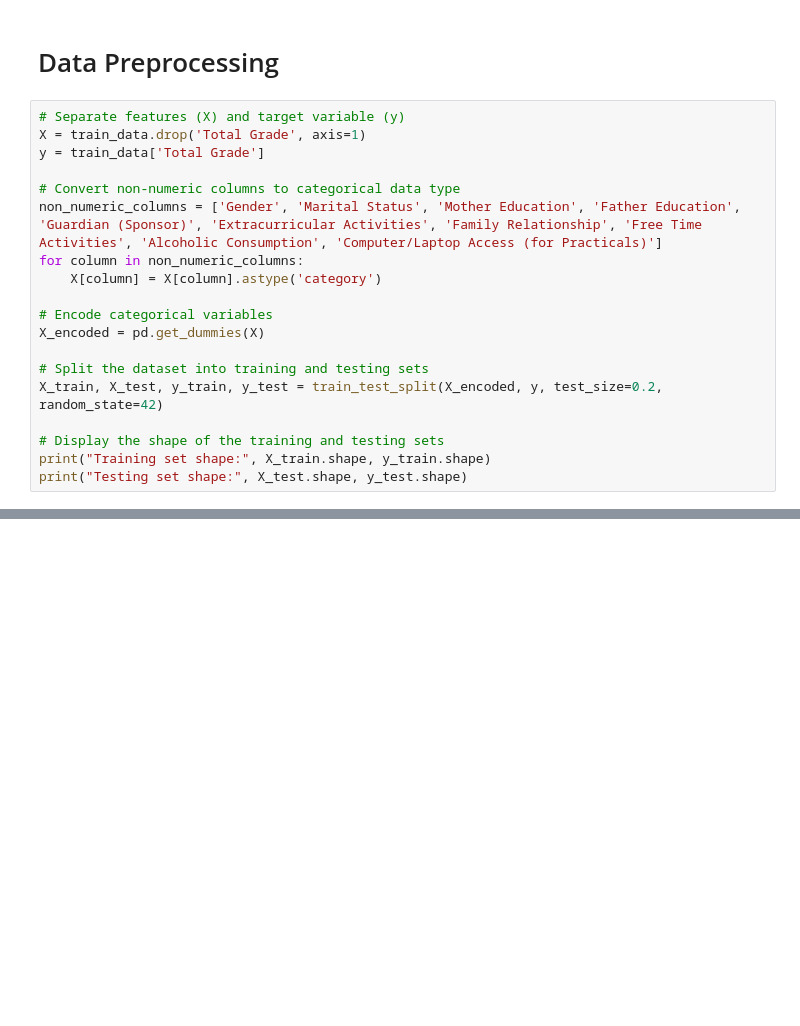
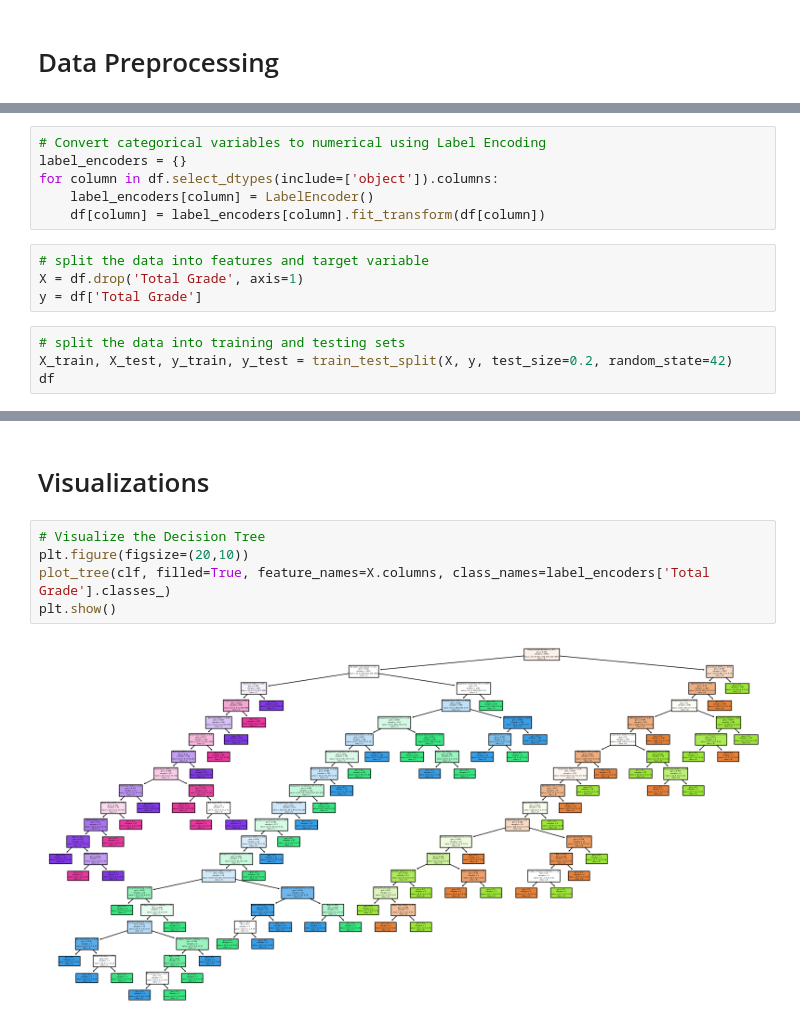
Before and after one commit to Psunday2000/student_performance_model, a Jupyter notebook: student_performance.ipynb, the cells around one changed output, grey strips where cells are left out. Cells and saved outputs as stored; diff of their text form; blank space fills up the shorter version.

```diff
--- a/student_performance.ipynb
+++ b/student_performance.ipynb
@@ -61,21 +64,2 @@ dtype: int64
 # %% [markdown]
 # Data Preprocessing
-# %%
-# Separate features (X) and target variable (y)
-X = train_data.drop('Total Grade', axis=1)
-y = train_data['Total Grade']
-
-# Convert non-numeric columns to categorical data type
-non_numeric_columns = ['Gender', 'Marital Status', 'Mother Education', 'Father Education', 'Guardian (Sponsor)', 'Extracurricular Activities', 'Family Relationship', 'Free Time Activities', 'Alcoholic Consumption', 'Computer/Laptop Access (for Practicals)']
-for column in non_numeric_columns:
-    X[column] = X[column].astype('category')
-
-# Encode categorical variables
-X_encoded = pd.get_dummies(X)
-
-# Split the dataset into training and testing sets
-X_train, X_test, y_train, y_test = train_test_split(X_encoded, y, test_size=0.2, random_state=42)
-
-# Display the shape of the training and testing sets
-print("Training set shape:", X_train.shape, y_train.shape)
-print("Testing set shape:", X_test.shape, y_test.shape)
@@ -84,0 +66,14 @@ Testing set shape: (1000, 4868) (1000,)
+# %%
+# Convert categorical variables to numerical using Label Encoding
+label_encoders = {}
+for column in df.select_dtypes(include=['object']).columns:
+    label_encoders[column] = LabelEncoder()
+    df[column] = label_encoders[column].fit_transform(df[column])
+# %%
+# split the data into features and target variable
+X = df.drop('Total Grade', axis=1)
+y = df['Total Grade']
+# %%
+# split the data into training and testing sets
+X_train, X_test, y_train, y_test = train_test_split(X, y, test_size=0.2, random_state=42)
+df
@@ -84,0 +174,9 @@ Testing set shape: (1000, 4868) (1000,)
+# %% [markdown]
+# Visualizations
+# %%
+# Visualize the Decision Tree
+plt.figure(figsize=(20,10))
+plot_tree(clf, filled=True, feature_names=X.columns, class_names=label_encoders['Total Grade'].classes_)
+plt.show()
+# %% [output]
+[figure, added]
```
Also changed, not shown: parts of 36 cells of this notebook, 20 other files.
